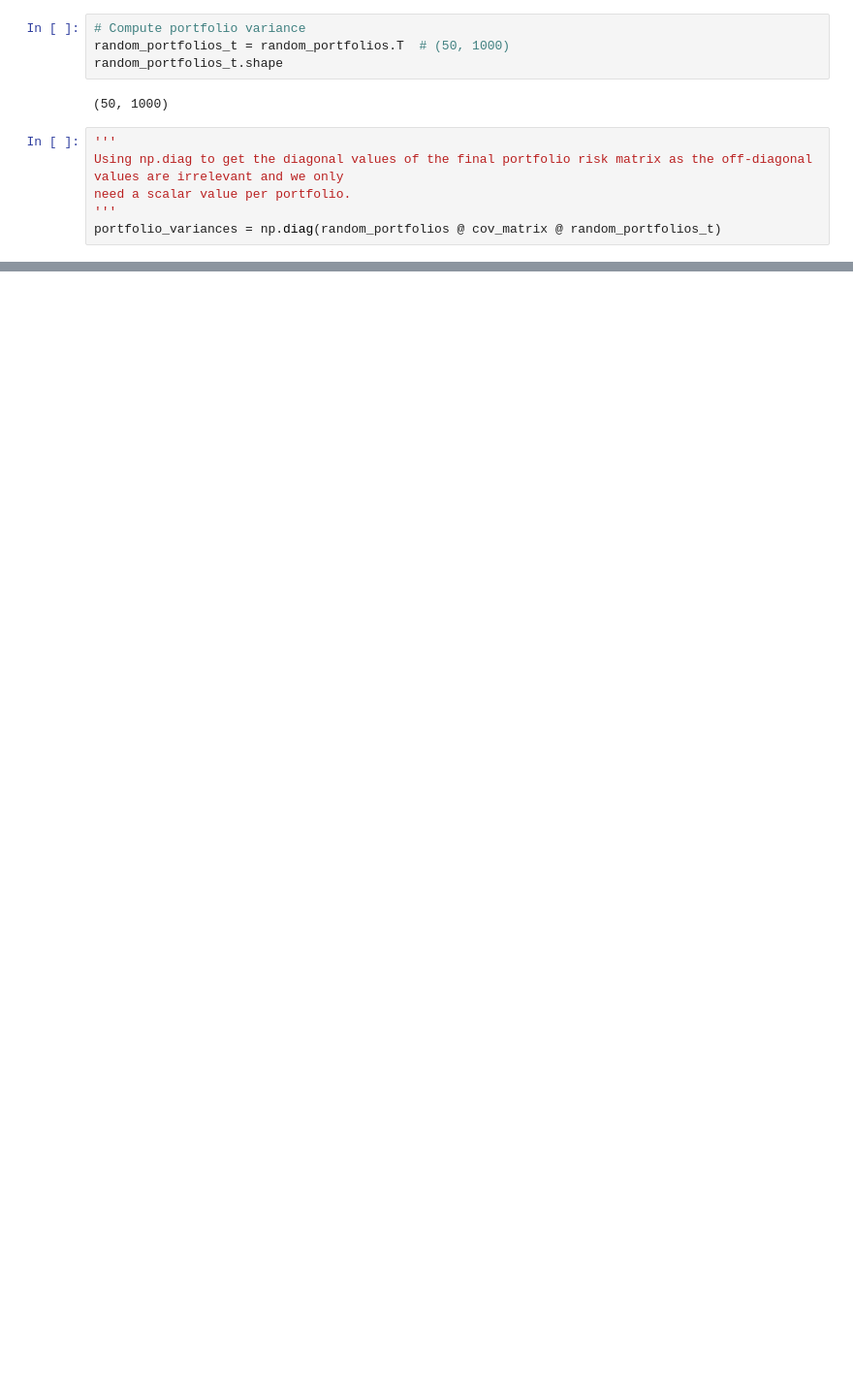
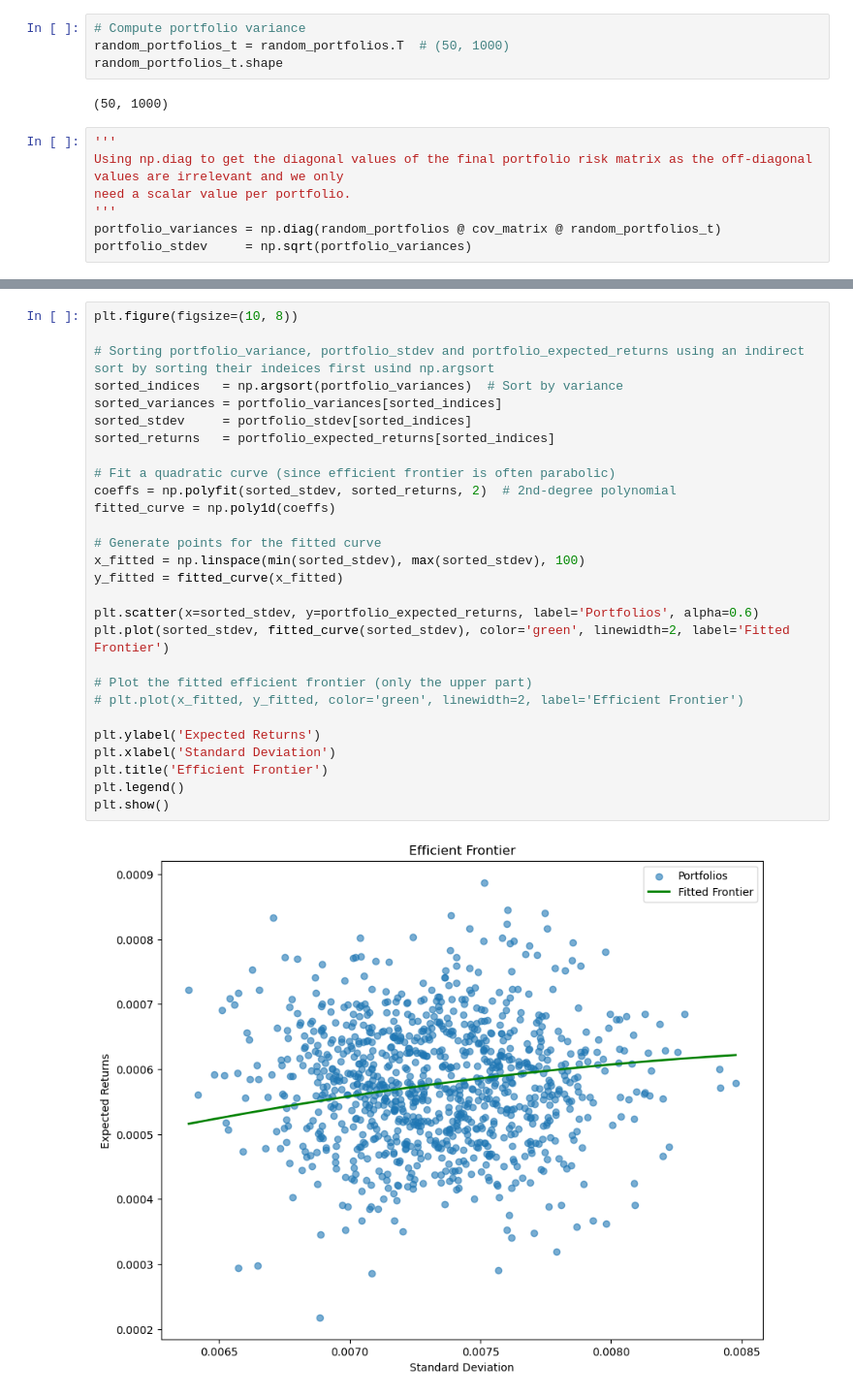
Before and after one commit to Lennykiruthu/foundation-ds-projects, a Jupyter notebook: monte_carlo_notebook.ipynb, the cells around one changed output, grey strips where cells are left out. Shown at 97% size. Drawn from its saved outputs; the diff is of its cells as text; blank space fills up the shorter version.

```diff
--- a/monte_carlo_notebook.ipynb
+++ b/monte_carlo_notebook.ipynb
@@ -568,6 +594,7 @@ Using np.diag to get the diagonal values of the final portfolio risk matrix as t
 need a scalar value per portfolio.
 '''
 portfolio_variances = np.diag(random_portfolios @ cov_matrix @ random_portfolios_t)
+portfolio_stdev     = np.sqrt(portfolio_variances)
 # %%
 # Print first 10 portfolio variances
 print(portfolio_variances[:10])
@@ -581,0 +616,30 @@ portfolio_variances.shape
+# %%
+plt.figure(figsize=(10, 8))
+
+# Sorting portfolio_variance, portfolio_stdev and portfolio_expected_returns using an indirect sort by sorting their indeices first usind np.argsort
+sorted_indices   = np.argsort(portfolio_variances)  # Sort by variance
+sorted_variances = portfolio_variances[sorted_indices]
+sorted_stdev     = portfolio_stdev[sorted_indices]
+sorted_returns   = portfolio_expected_returns[sorted_indices]
+
+# Fit a quadratic curve (since efficient frontier is often parabolic)
+coeffs = np.polyfit(sorted_stdev, sorted_returns, 2)  # 2nd-degree polynomial
+fitted_curve = np.poly1d(coeffs)
+
+# Generate points for the fitted curve
+x_fitted = np.linspace(min(sorted_stdev), max(sorted_stdev), 100)
+y_fitted = fitted_curve(x_fitted)
+
+plt.scatter(x=sorted_stdev, y=portfolio_expected_returns, label='Portfolios', alpha=0.6)
+plt.plot(sorted_stdev, fitted_curve(sorted_stdev), color='green', linewidth=2, label='Fitted Frontier')
+
+# Plot the fitted efficient frontier (only the upper part)
+# plt.plot(x_fitted, y_fitted, color='green', linewidth=2, label='Efficient Frontier')
+
+plt.ylabel('Expected Returns')
+plt.xlabel('Standard Deviation')
+plt.title('Efficient Frontier')
+plt.legend()
+plt.show()
+# %% [output]
+[figure, added]
```
Also changed, not shown: parts of 20 cells of this notebook.
